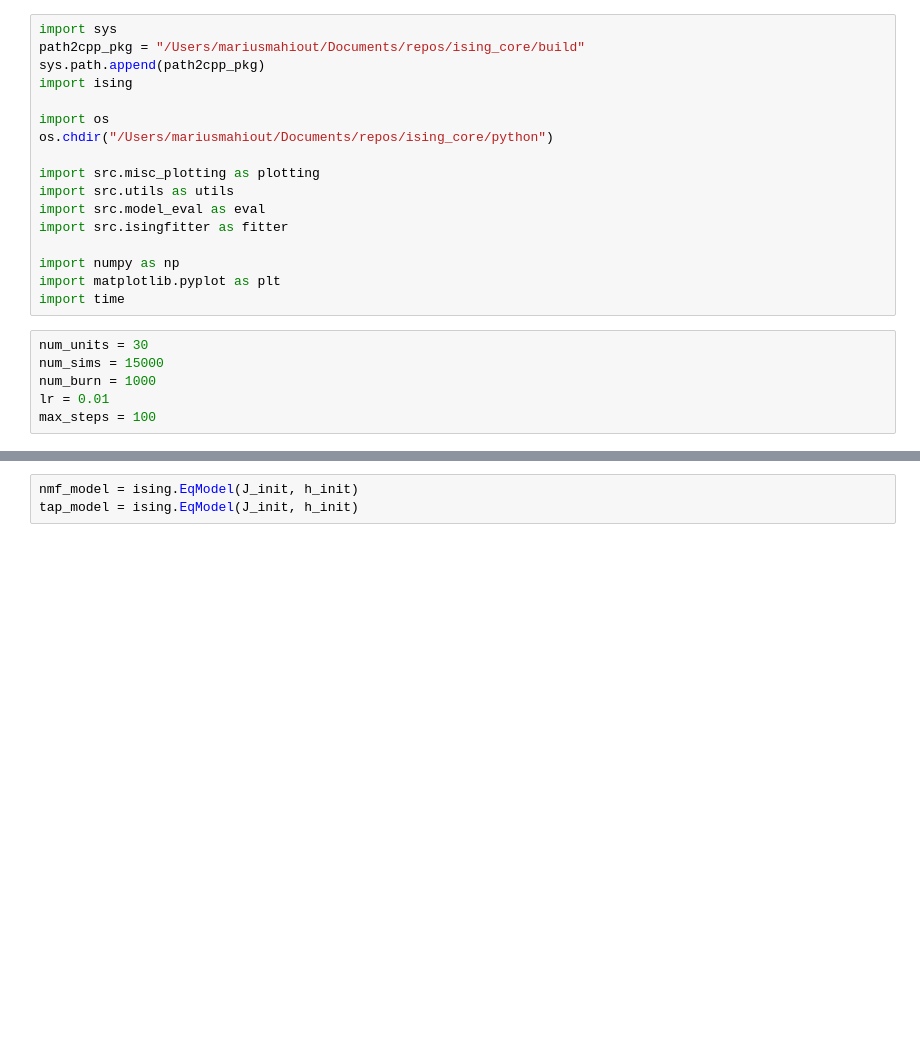
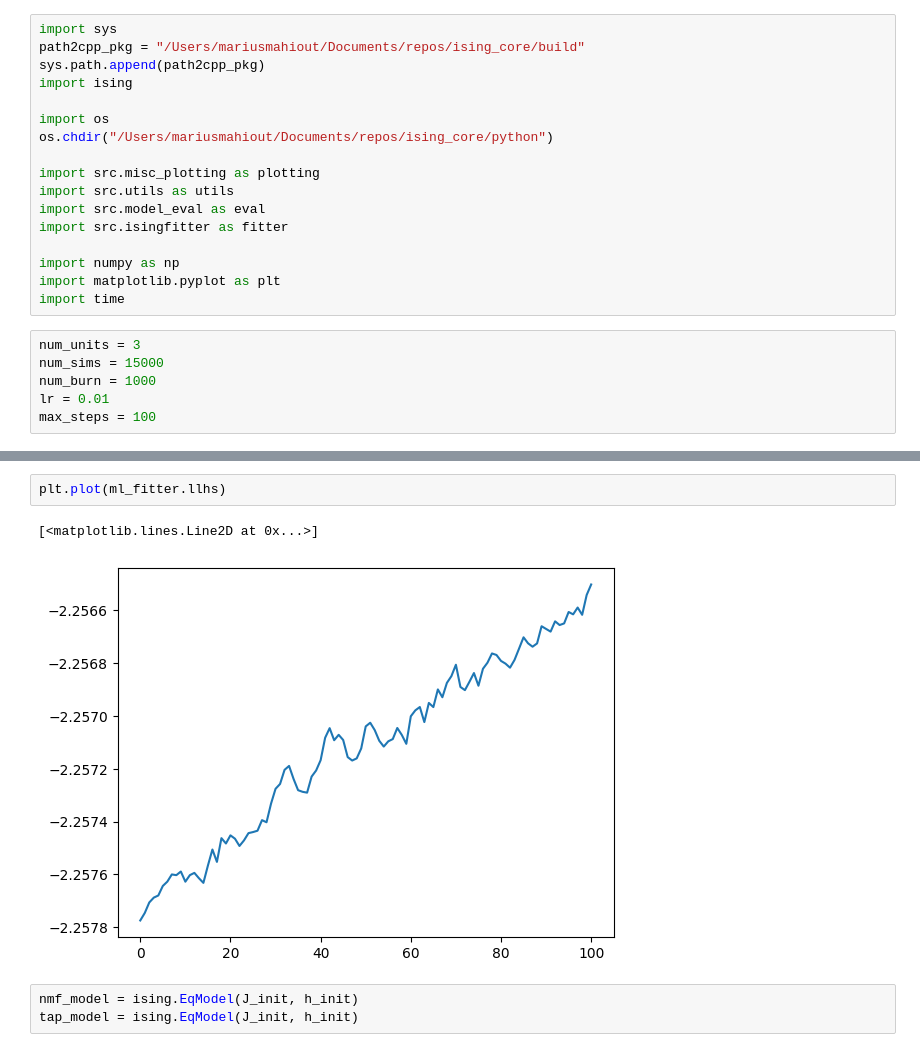
Before and after one commit to mbmahiout/ising, a Jupyter notebook: python/src/isingfitter_test.ipynb, the cells around one changed output, grey strips where cells are left out. Saved outputs shown, nothing was run; the diff lists cells and outputs as text; blank space fills up the shorter version.

Commit message:
plotting llhs

```diff
--- a/python/src/isingfitter_test.ipynb
+++ b/python/src/isingfitter_test.ipynb
@@ -16,7 +16,7 @@ import numpy as np
 import matplotlib.pyplot as plt
 import time
 # %%
-num_units = 30
+num_units = 3
 num_sims = 15000
 num_burn = 1000
 lr = 0.01
@@ -82,3 +83,8 @@ Inference took 9.87 seconds.
+# %%
+plt.plot(ml_fitter.llhs)
+# %% [output]
+[<matplotlib.lines.Line2D at 0x...>]
+[figure, added]
 # %%
 nmf_model = ising.EqModel(J_init, h_init)
 tap_model = ising.EqModel(J_init, h_init)
```
Also changed, not shown: parts of 2 cells of this notebook.
